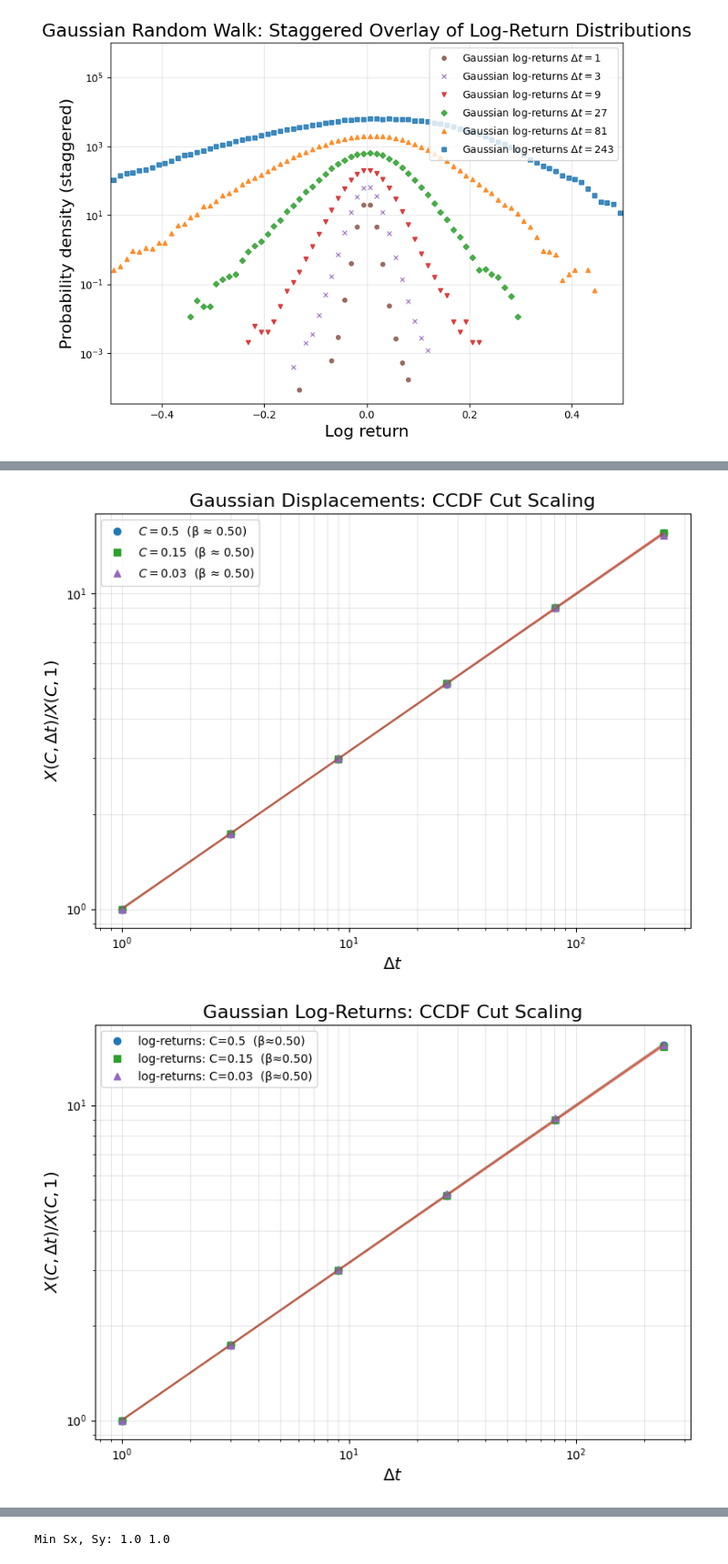
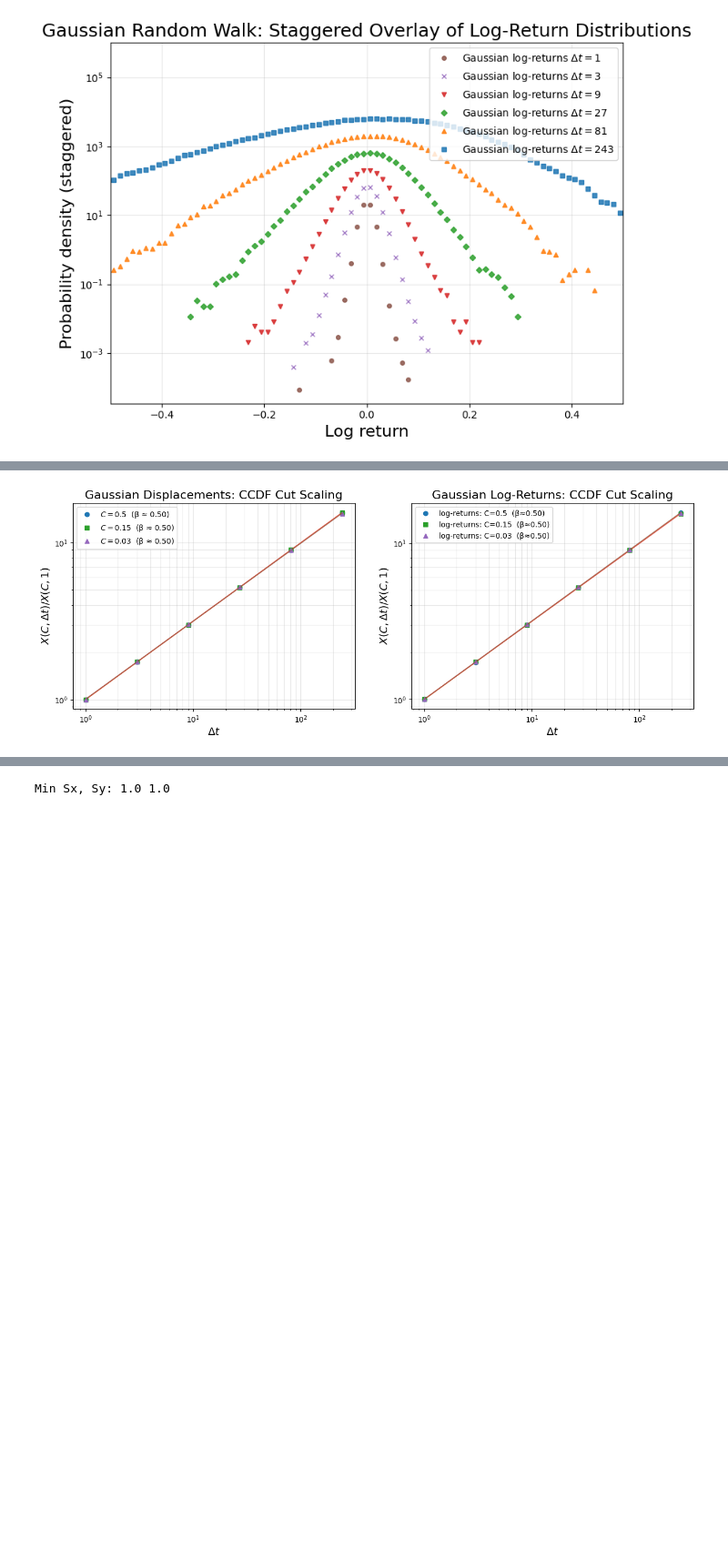
Before and after one commit to conorkirby/capstone, a Jupyter notebook: ProjectNotebooks/03.5_Gauss_DisplacementDistributions.ipynb, the cells around one changed output, grey strips where cells are left out. Shown at 91% size. Cells and saved outputs as stored; diff of their text form; code cells hidden in the pictures; blank space fills up the shorter version.

```diff
--- a/ProjectNotebooks/03.5_Gauss_DisplacementDistributions.ipynb
+++ b/ProjectNotebooks/03.5_Gauss_DisplacementDistributions.ipynb
@@ -489,7 +516,8 @@ for C in C_vals:
 # PLOT: X(C, dt) / X(C, 1)   (scaling test)
 # ==========================================================
 
-plt.figure(figsize=(8, 6))
+fig, axs = plt.subplots(1, 2, figsize=(15, 5))
+axs = axs.ravel()
 markers = ['o', 's', '^', 'D', 'v', 'x']
 
 for i, C in enumerate(C_vals):
@@ -505,21 +533,20 @@ for i, C in enumerate(C_vals):
     A = np.exp(logA)
     fit = A * dts**beta
 
-    plt.loglog(
+    axs[0].loglog(
         dts, ratio,
         marker=markers[i % len(markers)],
         linestyle='none',
         label=rf"$C={C}$  (β ≈ {beta:.2f})"
     )
-    plt.loglog(dts, fit, alpha=0.6)
+    axs[0].loglog(dts, fit, alpha=0.6)
 
-plt.xlabel(r"$\Delta t$", fontsize=14)
-plt.ylabel(r"$X(C, \Delta t) / X(C, 1)$", fontsize=14)
-plt.title("Gaussian Displacements: CCDF Cut Scaling", fontsize=16)
-plt.grid(alpha=0.3, which="both")
-plt.legend()
-plt.tight_layout()
-plt.show()
+axs[0].set_xlabel(r"$\Delta t$", fontsize=14)
+axs[0].set_ylabel(r"$X(C, \Delta t) / X(C, 1)$", fontsize=14)
+axs[0].set_title("Gaussian Displacements: CCDF Cut Scaling", fontsize=16)
+axs[0].grid(alpha=0.3, which="both")
+axs[0].legend()
+
 
 
 # ==========================================================
@@ -556,44 +583,41 @@ X_C_dt_lr = {C: {} for C in C_vals}
 
 for C in C_vals:
     q = 1.0 - C
     for dt, vals in abs_lr_samples.items():
         X_C_dt_lr[C][dt] = float(np.quantile(vals, q))
 
 
 # ==========================================================
 # PLOT: scaling: X(C, dt) / X(C, 1)
 # ==========================================================
 
-plt.figure(figsize=(8, 6))
 for i, C in enumerate(C_vals):
     dts = np.array(sorted(X_C_dt_lr[C].keys()))
     Xs  = np.array([X_C_dt_lr[C][dt] for dt in dts])
     X1  = X_C_dt_lr[C][1]
 
     ratio = Xs / X1
 
     beta, logA = np.polyfit(np.log(dts), np.log(ratio), 1)
     A = np.exp(logA)
     fit = A * dts**beta
 
-    plt.loglog(
+    axs[1].loglog(
         dts, ratio,
         marker=markers[i % len(markers)],
         linestyle='none',
         label=rf"log-returns: C={C}  (β≈{beta:.2f})"
     )
-    plt.loglog(dts, fit, alpha=0.6)
+    axs[1].loglog(dts, fit, alpha=0.6)
 
-plt.xlabel(r"$\Delta t$", fontsize=14)
-plt.ylabel(r"$X(C, \Delta t) / X(C, 1)$", fontsize=14)
-plt.title("Gaussian Log-Returns: CCDF Cut Scaling", fontsize=16)
-plt.grid(alpha=0.3, which="both")
-plt.legend()
-plt.tight_layout()
+axs[1].set_xlabel(r"$\Delta t$", fontsize=14)
+axs[1].set_ylabel(r"$X(C, \Delta t) / X(C, 1)$", fontsize=14)
+axs[1].set_title("Gaussian Log-Returns: CCDF Cut Scaling", fontsize=16)
+axs[1].grid(alpha=0.3, which="both")
+axs[1].legend()
 plt.show()
 # %% [output]
-[figure, old version]
+[figure, new version]
-[figure, removed]
 # %%
 # ==== Collapse signed displacement PDFs for GAUSSIAN walks ====
 
```
Also changed, not shown: parts of 4 cells of this notebook, 3 other files.
